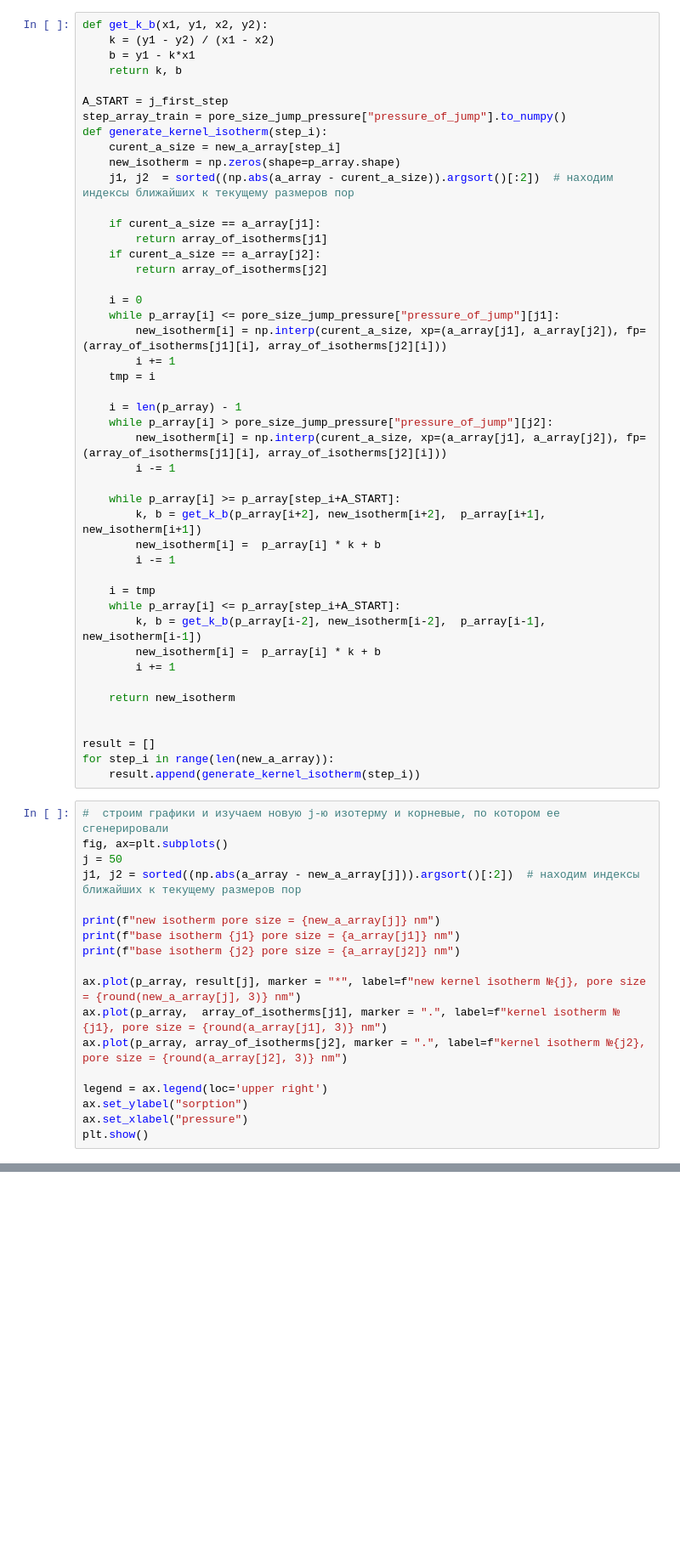
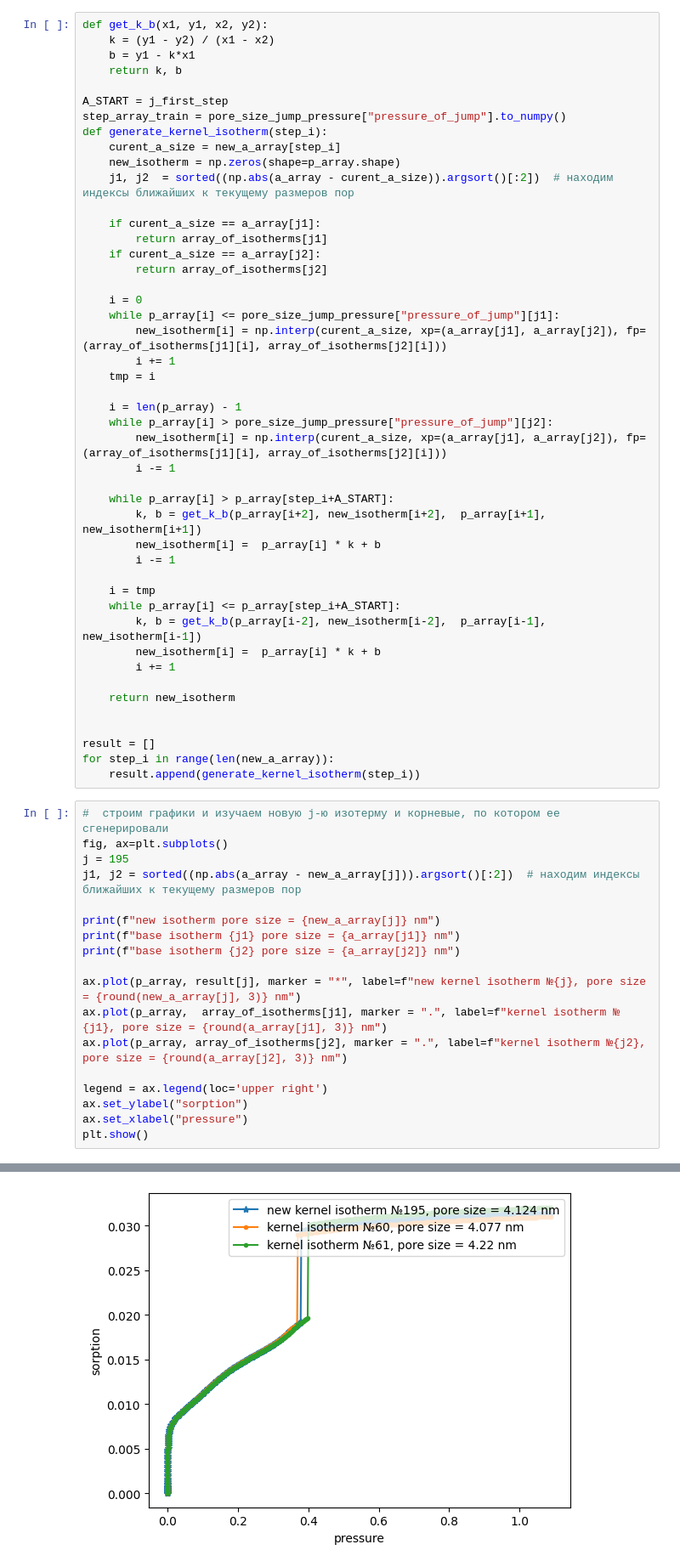
Before and after one commit to IDAnton/Isotherm, a Jupyter notebook: kernel_isotherm_generator.ipynb, the cells around one changed output, grey strips where cells are left out. Shown at 85% size. Cells and saved outputs as stored; diff of their text form; blank space fills up the shorter version.

```diff
--- a/kernel_isotherm_generator.ipynb
+++ b/kernel_isotherm_generator.ipynb
@@ -100,7 +111,7 @@ def generate_kernel_isotherm(step_i):
         new_isotherm[i] = np.interp(curent_a_size, xp=(a_array[j1], a_array[j2]), fp=(array_of_isotherms[j1][i], array_of_isotherms[j2][i]))
         i -= 1
 
-    while p_array[i] >= p_array[step_i+A_START]:
+    while p_array[i] > p_array[step_i+A_START]:
         k, b = get_k_b(p_array[i+2], new_isotherm[i+2],  p_array[i+1],  new_isotherm[i+1])
         new_isotherm[i] =  p_array[i] * k + b
         i -= 1
@@ -120,7 +131,7 @@ for step_i in range(len(new_a_array)):
 # %%
 #  строим графики и изучаем новую j-ю изотерму и корневые, по котором ее сгенерировали
 fig, ax=plt.subplots()
-j = 50
+j = 195
 j1, j2 = sorted((np.abs(a_array - new_a_array[j])).argsort()[:2])  # находим индексы ближайших к текущему размеров пор
 
 print(f"new isotherm pore size = {new_a_array[j]} nm")
@@ -142,3 +153,4 @@ base isotherm 46 pore size = 2.51864004135132 nm
+[figure, added]
 # %%
 # анимация всех новых изотерм
 def create_animation(file):
```
Also changed, not shown: parts of 12 cells of this notebook, 2 other files.
